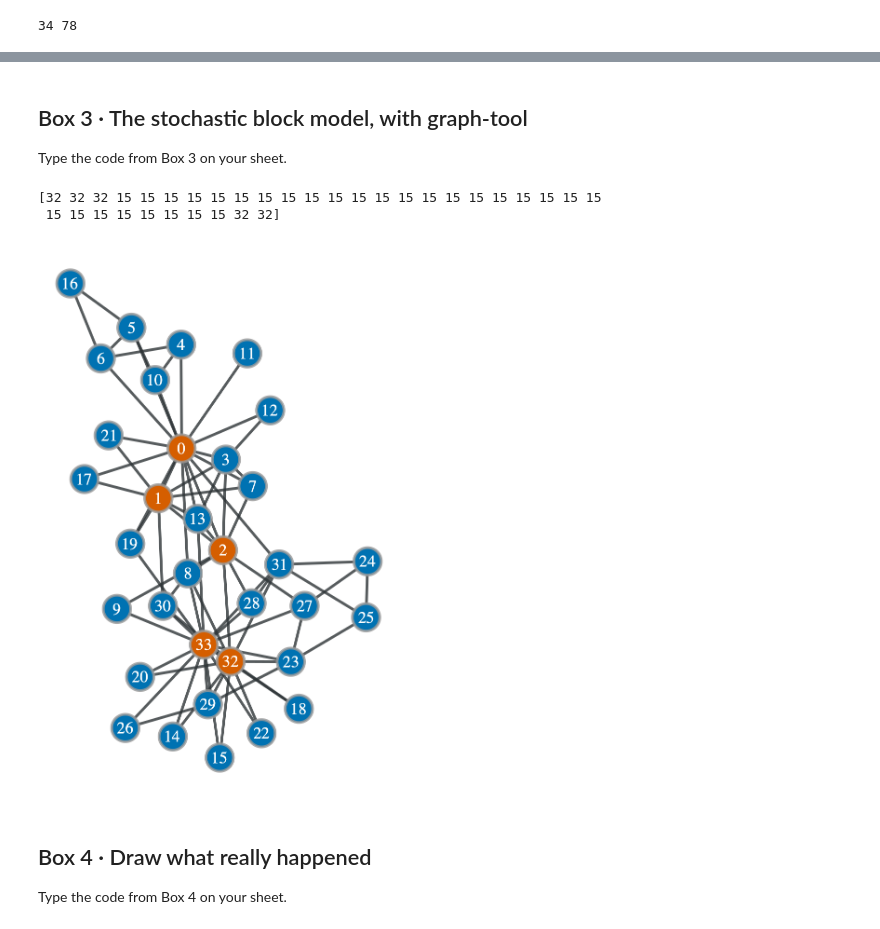
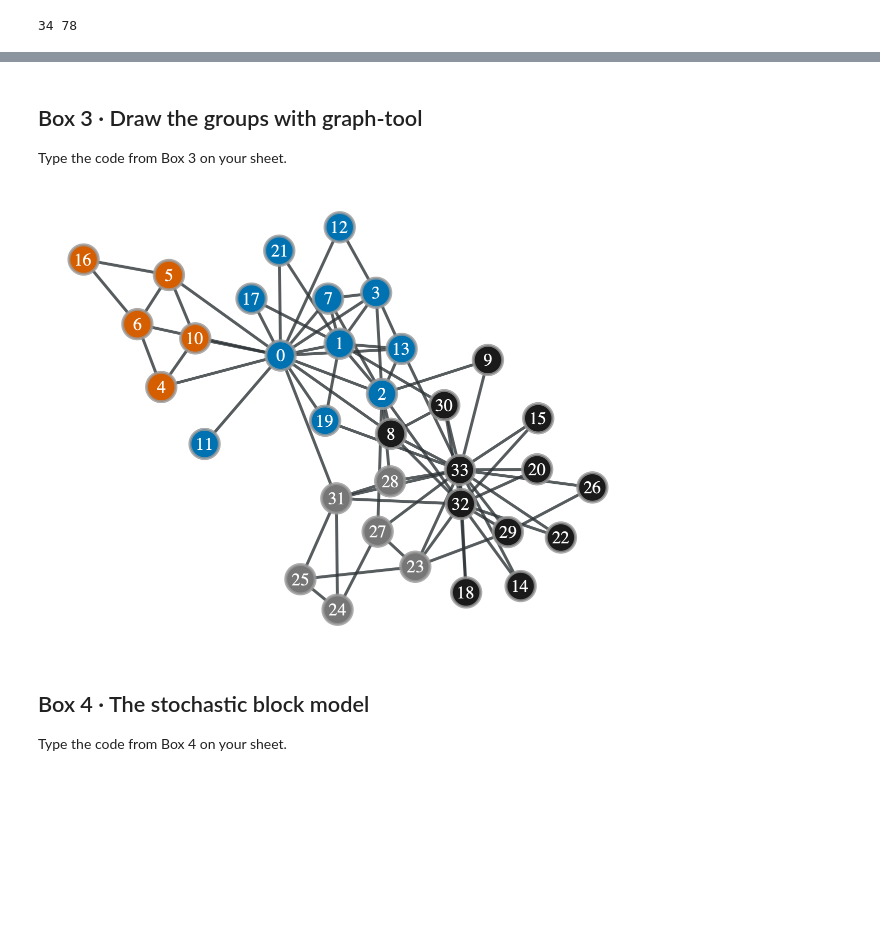
Before and after one commit to skojaku/adv-net-sci, a Jupyter notebook: lecture-note/m05-clustering/code-sheet/colab-lab-solutions.ipynb, the cells around one changed output, grey strips where cells are left out. Drawn from its saved outputs; the diff is of its cells as text; code cells hidden in the pictures; blank space fills up the shorter version.

```diff
--- a/lecture-note/m05-clustering/code-sheet/colab-lab-solutions.ipynb
+++ b/lecture-note/m05-clustering/code-sheet/colab-lab-solutions.ipynb
@@ -95,29 +84,20 @@ plt.show()
 # %% [markdown]
-## Box 3 · The stochastic block model, with graph-tool
+## Box 3 · Draw the groups with graph-tool
 Type the code from Box 3 on your sheet.
 # %%
-import graph_tool.all as gt
 import numpy as np
-gt.seed_rng(1)
-g = gt.Graph(directed=False)
-g.add_edge_list(karate.get_edgelist())
-state = gt.minimize_blockmodel_dl(g, state_args=dict(deg_corr=False))
-sbm = state.get_blocks().a
-print(sbm)
-groups = np.unique(sbm, return_inverse=True)[1]
-colors = g.new_vertex_property("vector<double>")
-for v in g.vertices():
-    colors[v] = (*palette[groups[int(v)]], 1)
+def paint(groups):
+    groups = np.unique(groups, return_inverse=True)[1]
+    colors = g.new_vertex_property("vector<double>")
+    for v in g.vertices():
+        colors[v] = (*palette[groups[int(v)]], 1)
+    return colors
 pos = gt.graph_draw(
-    g,
-    vertex_fill_color=colors,
-    vertex_text=g.vertex_index,
+    g, vertex_fill_color=paint(leiden), vertex_text=g.vertex_index
 )
 # %% [output]
-[32 32 32 15 15 15 15 15 15 15 15 15 15 15 15 15 15 15 15 15 15 15 15 15
- 15 15 15 15 15 15 15 15 32 32]
-[figure, old version]
+[figure, new version]
 # %% [markdown]
-## Box 4 · Draw what really happened
+## Box 4 · The stochastic block model
 Type the code from Box 4 on your sheet.
 # %%
```
Also changed, not shown: parts of 15 cells of this notebook, 12 other files.
